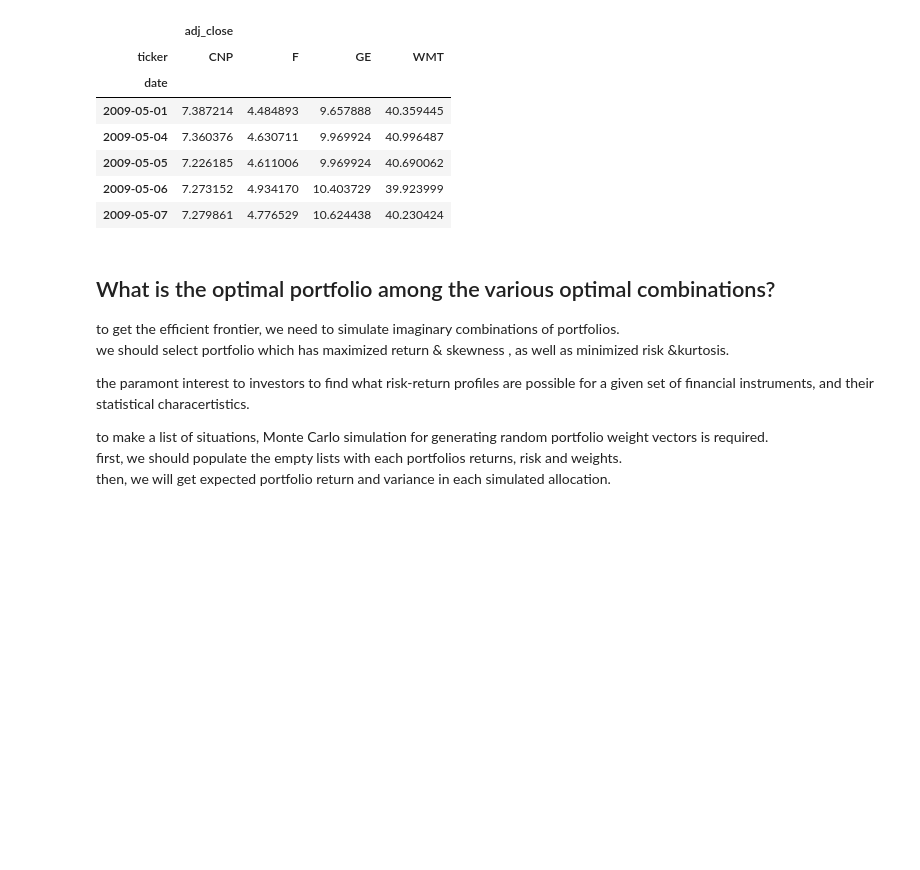
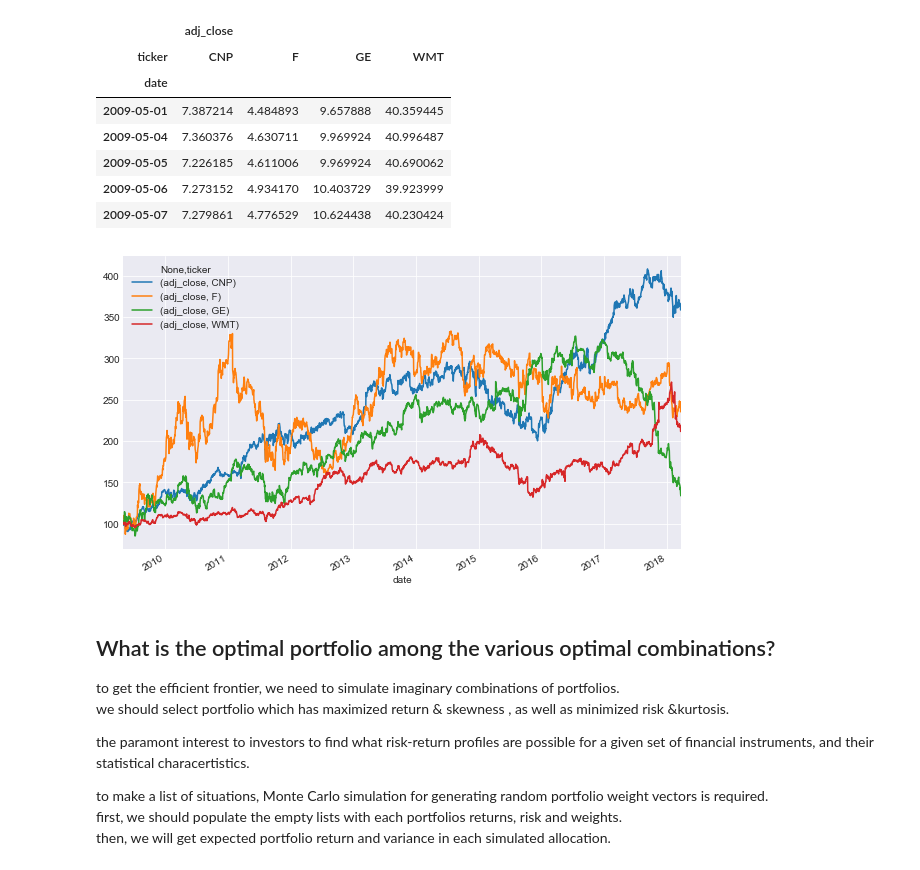
Before and after one commit to janeshin059/Portfolio_optimization, a Jupyter notebook: portfolio optimization.ipynb, the cells around one changed output. Cells and saved outputs as stored; diff of their text form; code cells hidden in the pictures; blank space fills up the shorter version.

```diff
--- a/portfolio optimization.ipynb
+++ b/portfolio optimization.ipynb
@@ -37,6 +37,11 @@ table.head(5)
 | 2009-05-05 | 7.226185 | 4.611006 | 9.969924 | 40.690062 |
 | 2009-05-06 | 7.273152 | 4.934170 | 10.403729 | 39.923999 |
 | 2009-05-07 | 7.279861 | 4.776529 | 10.624438 | 40.230424 |
+# %%
+(table/table.iloc[0] *100).plot(figsize = (10,6),grid = True)
+plt.show()
+# %% [output]
+[figure, added]
 # %% [markdown]
 ## What is the optimal portfolio among the various optimal combinations?
 to get the efficient frontier, we need to simulate imaginary combinations of portfolios.
```
Also changed, not shown: parts of 13 cells of this notebook.
